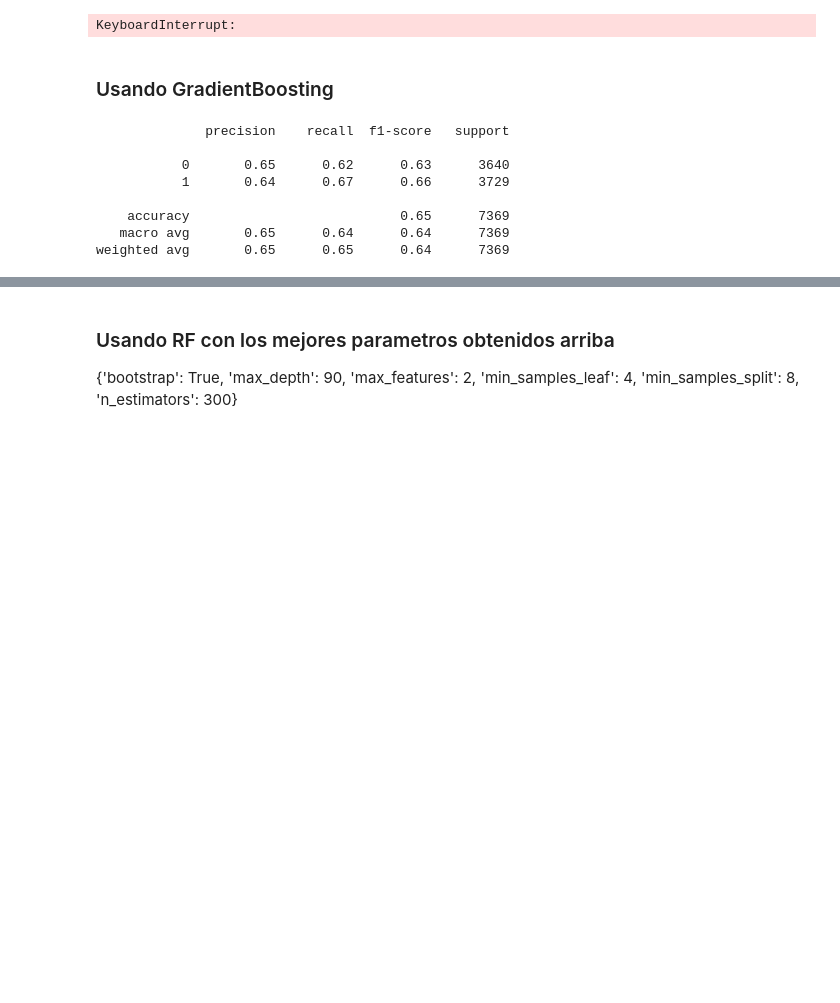
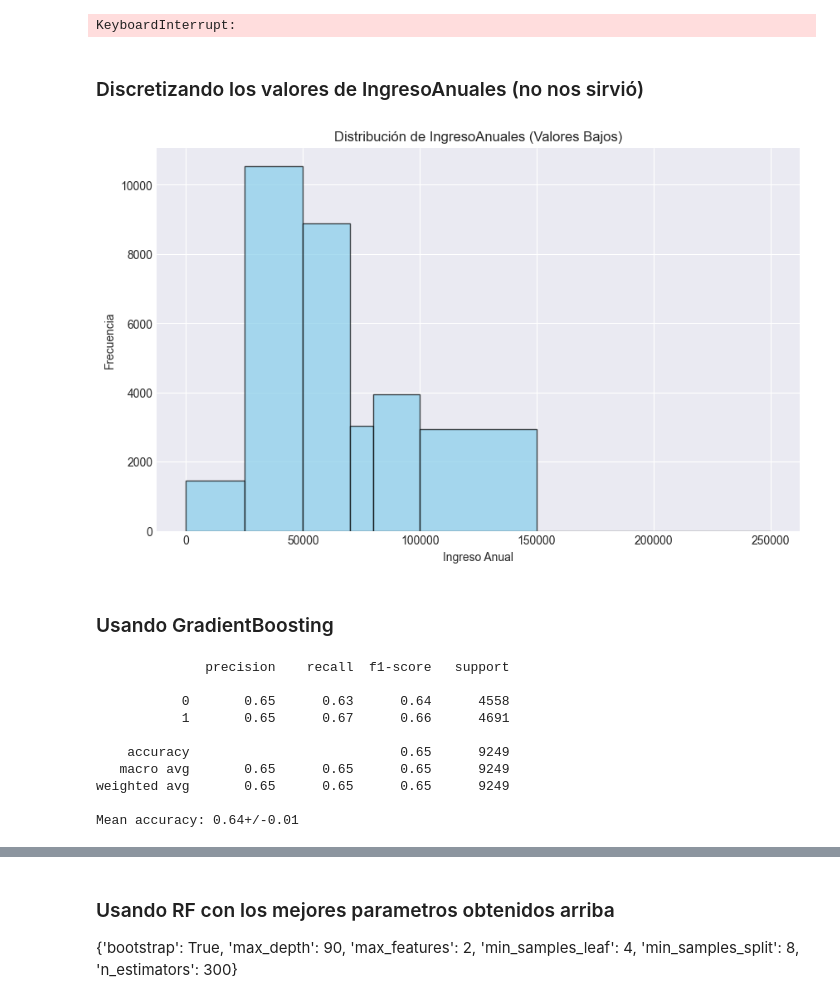
Before and after one commit to SantiCaste/Clasificador-Prestamos, a Jupyter notebook: limpieza-dataset.ipynb, the cells around one changed output, grey strips where cells are left out. Cells and saved outputs as stored; diff of their text form; code cells hidden in the pictures; blank space fills up the shorter version.

```diff
--- a/limpieza-dataset.ipynb
+++ b/limpieza-dataset.ipynb
@@ -305,5 +308,33 @@ y_pred = grid_search.best_estimator_.predict(X_test)
 print(classification_report(y_test, y_pred))
 # %% [output]
 KeyboardInterrupt:
+# %% [markdown]
+### Discretizando los valores de IngresoAnuales (no nos sirvió)
+# %%
+
+
+#Hacemos bins para los ingresos
+threshold = 250000
+
+df_limpio = df_limpio[df_limpio['IngresoAnuales'] <= threshold]
+
+bins_low = [0, 25000, 50000, 70000, 80000, 100000, 150000, 200000, 250000]
+labels_low = [f"Bin{i+1}" for i in range(len(bins_low) - 1)]
+
+df_limpio['IngresoAnuales_bin'] = pd.cut(df_limpio['IngresoAnuales'], bins=bins_low, labels=labels_low, include_lowest=True)
+
+ingresos_ordinal = pd.CategoricalDtype(categories=df_limpio.IngresoAnuales_bin.unique(), ordered=True)
+df_limpio['IngresoAnuales_bin'] = df_limpio['IngresoAnuales_bin'].astype(ingresos_ordinal)
+df_limpio['IngresoAnuales_bin'] = df_limpio['IngresoAnuales_bin'].cat.codes
+
+
+plt.figure(figsize=(10, 6))
+plt.hist(df_limpio['IngresoAnuales'], bins=bins_low, color='skyblue', edgecolor='black', alpha=0.7)
+plt.title('Distribución de IngresoAnuales (Valores Bajos)')
+plt.xlabel('Ingreso Anual')
+plt.ylabel('Frecuencia')
+plt.show()
+# %% [output]
+[figure, added]
 # %% [markdown]
 ### Usando GradientBoosting
@@ -334,31 +351,41 @@ from sklearn.neural_network import MLPClassifier
 from sklearn.model_selection import GridSearchCV
 from sklearn.preprocessing import KBinsDiscretizer
 #from imblearn.over_sampling import SMOTE
+from sklearn.feature_selection import SelectKBest
+from sklearn.model_selection import cross_val_score
 
 #disc = KBinsDiscretizer(n_bins=3, encode='ordinal', strategy='uniform', subsample=None)
 #df_limpio["IngresoAnuales"] = disc.fit_transform(df_limpio["IngresoAnuales"]).astype(int)
 
 X = df_limpio.drop("Default", axis=1)
-X = X.drop(["UsoCreditoTarjeta","PendienteEnTarjeta", "AntiguedadLaboral", "IngresoAnuales"], axis=1) #eliminas estas columnas ya que tienen una fuerte correlación con otras
+#X = X.drop(["UsoCreditoTarjeta","PendienteEnTarjeta", "AntiguedadLaboral"], axis=1) #eliminas estas columnas ya que tienen una fuerte correlación con otras
+#X = X.drop(["RelacionCuotaDeuda", "RelacionIngresoDeuda", "AntiguedadLaboral"], axis=1) #eliminas estas columnas ya que tienen una fuerte correlación con otras
 
 y = df_limpio["Default"]
 
 X_train, X_test, y_train, y_test = train_test_split(X, y, test_size=0.3, random_state=42)
 
-
+select = SelectKBest(k=14)
+x_train_selected = select.fit_transform(X_train, y_train)
 
 best_clf = GradientBoostingClassifier()
-best_clf.fit(X_train, y_train)
+best_clf.fit(x_train_selected, y_train)
 
+X_test_selected = select.transform(X_test)
 # 6. Evaluar el modelo con el conjunto de prueba
-y_pred = best_clf.predict(X_test)
+y_pred = best_clf.predict(X_test_selected)
 print(classification_report(y_test, y_pred))
+
+scores = cross_val_score(best_clf, X_test_selected, y_test)
+print(f"Mean accuracy: {scores.mean():.2f}+/-{scores.std():.2f}")
 # %% [output]
               precision    recall  f1-score   support
 
-           0       0.65      0.62      0.63      3640
-           1       0.64      0.67      0.66      3729
+           0       0.65      0.63      0.64      4558
+           1       0.65      0.67      0.66      4691
 
-    accuracy                           0.65      7369
-   macro avg       0.65      0.64      0.64      7369
-weighted avg       0.65      0.65      0.64      7369
+    accuracy                           0.65      9249
+   macro avg       0.65      0.65      0.65      9249
+weighted avg       0.65      0.65      0.65      9249
+
+Mean accuracy: 0.64+/-0.01
```
Also changed, not shown: parts of 16 cells of this notebook.
